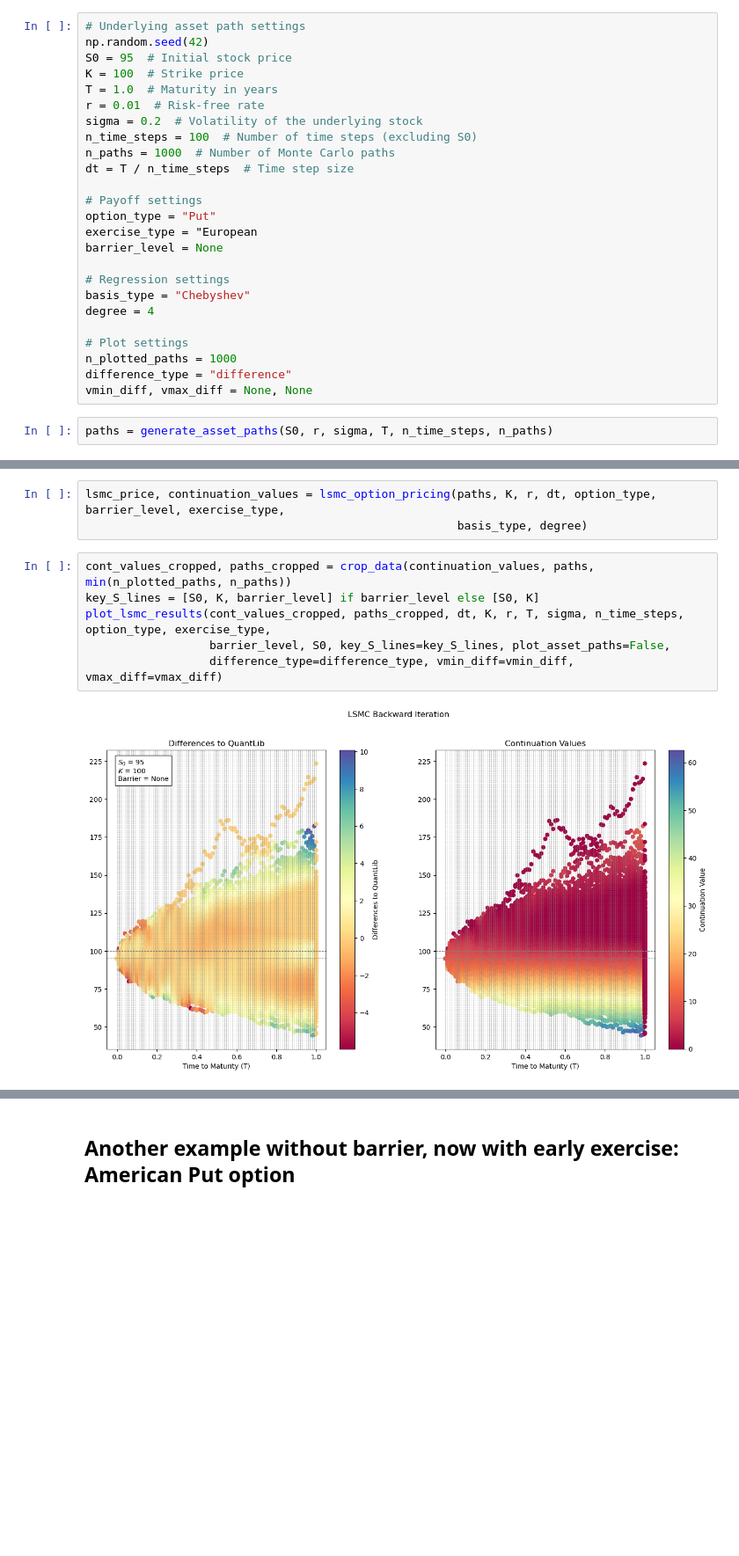
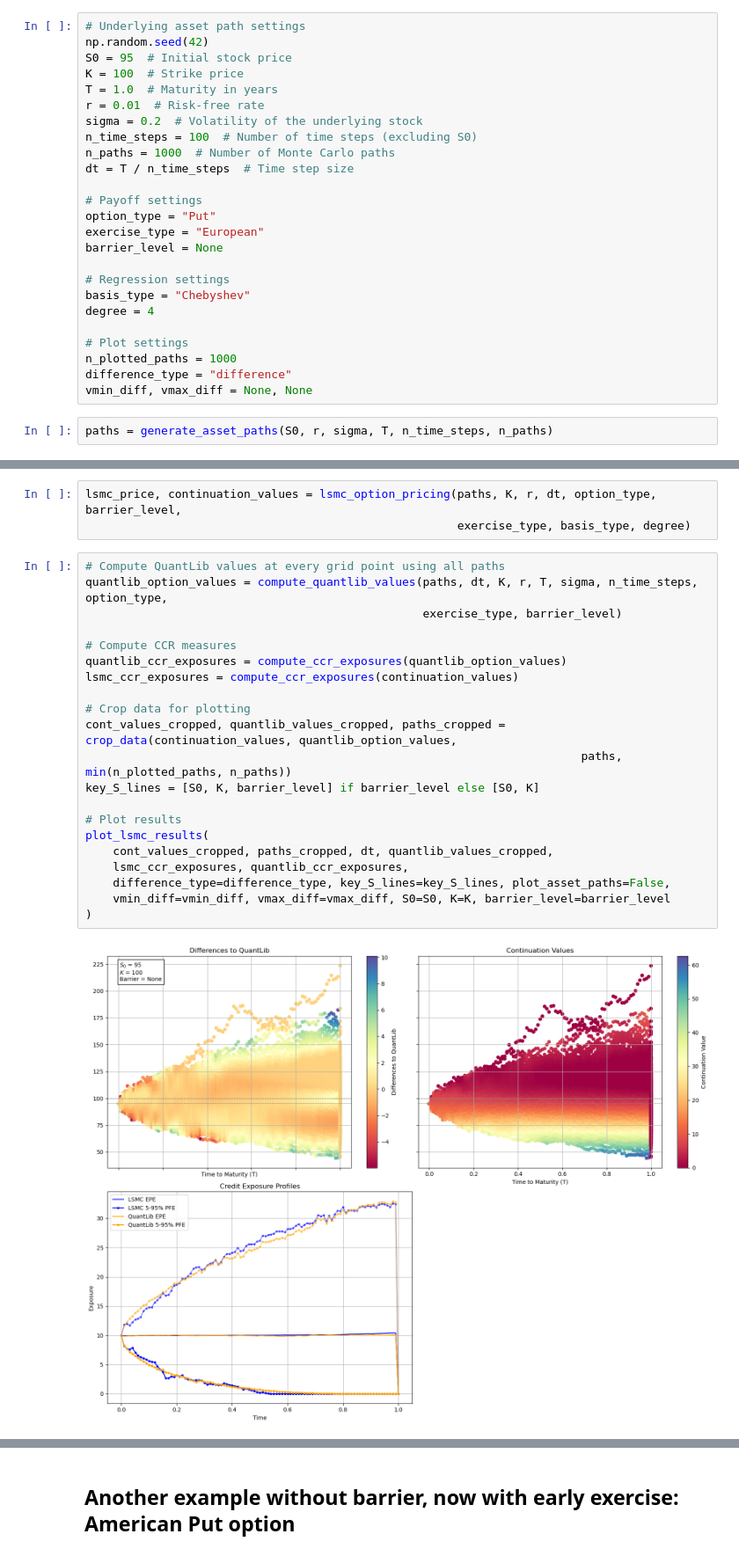
Before and after one commit to heidi123123/american-monte-carlo, a Jupyter notebook: AmericanMonteCarlo.ipynb, the cells around one changed output, grey strips where cells are left out. Shown at 88% size. Cells and saved outputs as stored; diff of their text form; blank space fills up the shorter version.

```diff
--- a/AmericanMonteCarlo.ipynb
+++ b/AmericanMonteCarlo.ipynb
@@ -35,7 +35,7 @@ dt = T / n_time_steps  # Time step size
 
 # Payoff settings
 option_type = "Put"
-exercise_type = "European
+exercise_type = "European"
 barrier_level = None
 
 # Regression settings
@@ -67,13 +67,28 @@ plot_asset_paths(paths, T, n_time_steps)
 # %% [output]
 [figure]
 # %%
-lsmc_price, continuation_values = lsmc_option_pricing(paths, K, r, dt, option_type, barrier_level, exercise_type,
-                                                      basis_type, degree)
+lsmc_price, continuation_values = lsmc_option_pricing(paths, K, r, dt, option_type, barrier_level,
+                                                      exercise_type, basis_type, degree)
 # %%
-cont_values_cropped, paths_cropped = crop_data(continuation_values, paths, min(n_plotted_paths, n_paths))
+# Compute QuantLib values at every grid point using all paths
+quantlib_option_values = compute_quantlib_values(paths, dt, K, r, T, sigma, n_time_steps, option_type,
+                                                 exercise_type, barrier_level)
+
+# Compute CCR measures
+quantlib_ccr_exposures = compute_ccr_exposures(quantlib_option_values)
+lsmc_ccr_exposures = compute_ccr_exposures(continuation_values)
+
+# Crop data for plotting
+cont_values_cropped, quantlib_values_cropped, paths_cropped = crop_data(continuation_values, quantlib_option_values,
+                                                                        paths, min(n_plotted_paths, n_paths))
 key_S_lines = [S0, K, barrier_level] if barrier_level else [S0, K]
-plot_lsmc_results(cont_values_cropped, paths_cropped, dt, K, r, T, sigma, n_time_steps, option_type, exercise_type,
-                  barrier_level, S0, key_S_lines=key_S_lines, plot_asset_paths=False,
-                  difference_type=difference_type, vmin_diff=vmin_diff, vmax_diff=vmax_diff)
+
+# Plot results
+plot_lsmc_results(
+    cont_values_cropped, paths_cropped, dt, quantlib_values_cropped,
+    lsmc_ccr_exposures, quantlib_ccr_exposures,
+    difference_type=difference_type, key_S_lines=key_S_lines, plot_asset_paths=False,
+    vmin_diff=vmin_diff, vmax_diff=vmax_diff, S0=S0, K=K, barrier_level=barrier_level
+)
 # %% [output]
-[figure, old version]
+[figure, new version]
```
Also changed, not shown: parts of 11 cells of this notebook.
